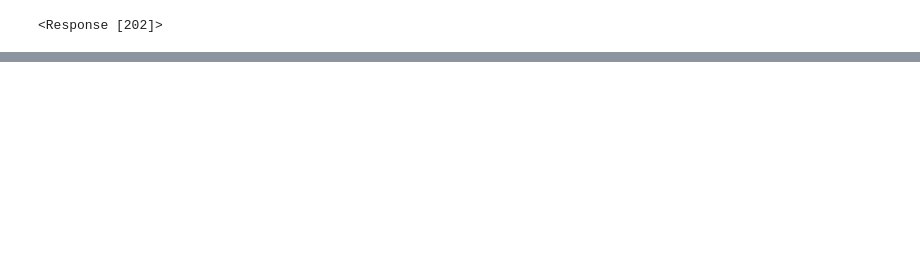
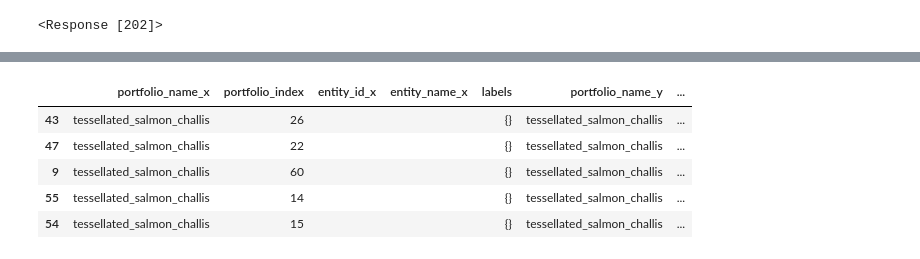
Before and after one commit to sustglobal/dev-center, a Jupyter notebook: jupyter-notebooks/ClimateDataStudio/TiledPolygonProcessing.ipynb, the cells around one changed output, grey strips where cells are left out. Drawn from its saved outputs; the diff is of its cells as text; code cells hidden in the pictures; blank space fills up the shorter version.

```diff
--- a/jupyter-notebooks/ClimateDataStudio/TiledPolygonProcessing.ipynb
+++ b/jupyter-notebooks/ClimateDataStudio/TiledPolygonProcessing.ipynb
@@ -170,0 +221,18 @@ check_status(PORTFOLIO)
+# %%
+# Get Assets
+assets = get_endpoint_as_df("assets")
+
+# Get Hazard Summary data and merge with assets
+summary = get_endpoint_as_df("summary", params={'window': 15, 'scenario': 'ssp585'})
+wildfire_summary = map_risk_summary_json_to_single_hazard(summary, "wildfire")
+assets_combined_summaries = assets.merge(wildfire_summary, on="portfolio_index")
+
+plot_geometries(
+    assets_combined_summaries,
+    plot_params={
+        'color': None,
+        'column':"risk_score",
+        'cmap':"YlOrRd",
+        'legend': True
+    }
+)
@@ -170,0 +241,9 @@ check_status(PORTFOLIO)
+# %%
+display_df(assets_combined_summaries.sort_values("risk_score", ascending=False).drop("geometry", axis=1).iloc[0:5])
+# %% [output]
+|  | portfolio_name_x | portfolio_index | entity_id_x | entity_name_x | labels | portfolio_name_y | ... |
+| 43 | tessellated_salmon_challis | 26 |  |  | {} | tessellated_salmon_challis | ... |
+| 47 | tessellated_salmon_challis | 22 |  |  | {} | tessellated_salmon_challis | ... |
+| 9 | tessellated_salmon_challis | 60 |  |  | {} | tessellated_salmon_challis | ... |
+| 55 | tessellated_salmon_challis | 14 |  |  | {} | tessellated_salmon_challis | ... |
+| 54 | tessellated_salmon_challis | 15 |  |  | {} | tessellated_salmon_challis | ... |
```
Also changed, not shown: parts of 21 cells of this notebook.
